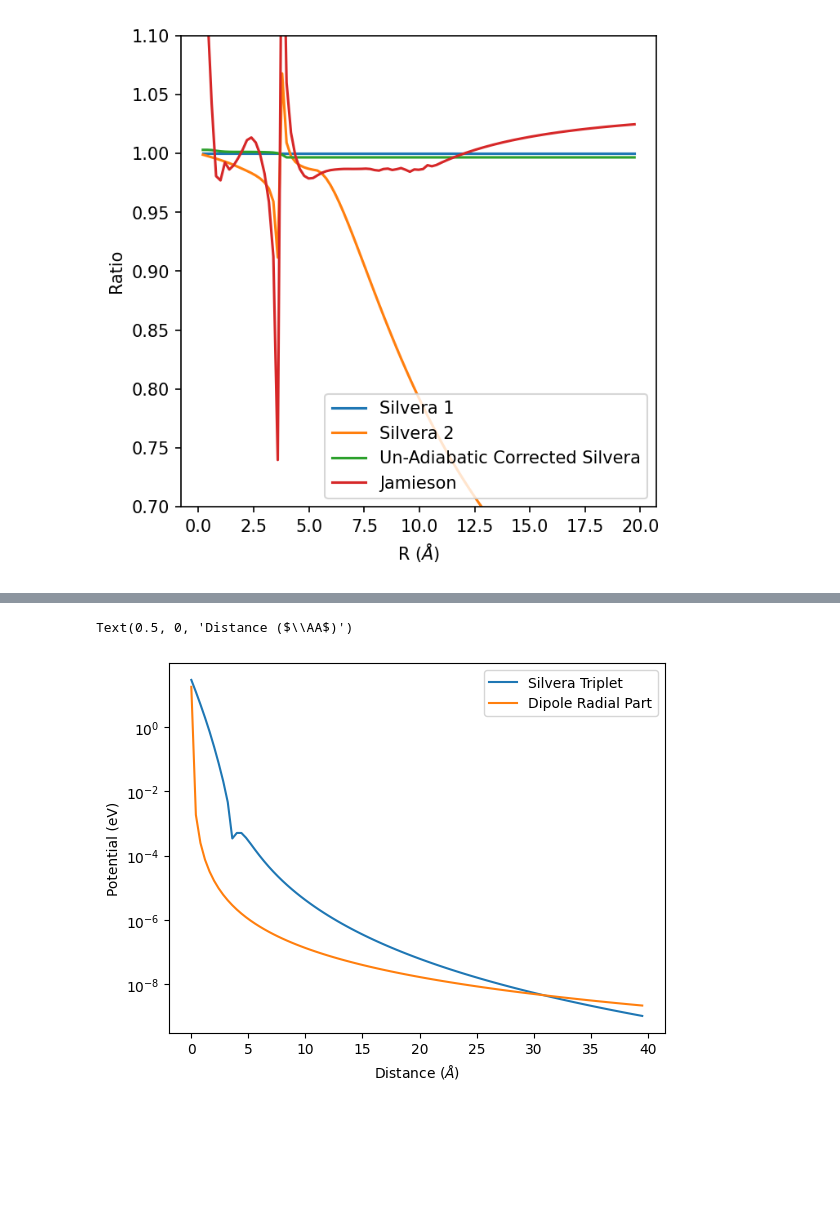
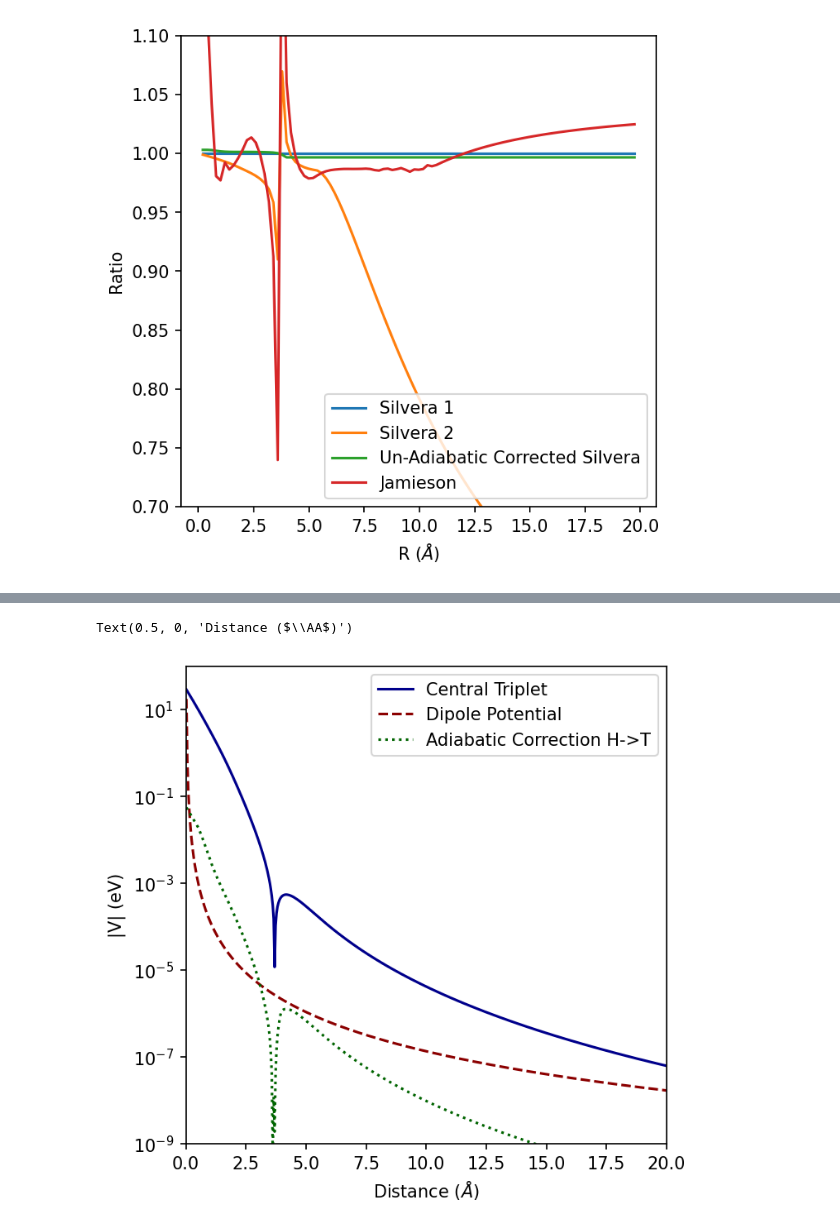
Before and after one commit to UTA-NURES/AtomicHScattering, a Jupyter notebook: examples/Potentials.ipynb, the cells around one changed output, grey strips where cells are left out. Drawn from its saved outputs; the diff is of its cells as text; code cells hidden in the pictures; blank space fills up the shorter version.

```diff
--- a/examples/Potentials.ipynb
+++ b/examples/Potentials.ipynb
@@ -69,14 +128,20 @@ plt.legend(loc='upper right')
 # %%
-R = np.linspace(0, 0.02, 100)+1e-5
+
+plt.figure(figsize=(5, 5), dpi=150)
+R = np.linspace(0.00001, 0.02,1000)
 
 
-plt.plot(R*constants.hcInEVAngstrom,np.abs(potentials.Silvera_Triplet(R)),label='Silvera Triplet')
+plt.plot(R*constants.hcInEVAngstrom,np.abs(potentials.Silvera_Triplet(R)),label='Central Triplet',color='DarkBlue')
 
-plt.plot(R*constants.hcInEVAngstrom,potentials.DipoleRadialPart(R),label='Dipole Radial Part')
+plt.plot(R*constants.hcInEVAngstrom,potentials.DipoleRadialPart(R),'--',label='Dipole Potential',color='DarkRed')
+plt.plot(R*constants.hcInEVAngstrom,np.abs((2/3*potentials.CorrInterp(R))*potentials.Silvera_Triplet(R)),':',color='DarkGreen',label='Adiabatic Correction H->T')
+
 plt.semilogy()
 plt.legend(loc='upper right')
-plt.ylabel("Potential (eV)")
+plt.ylabel("|V| (eV)")
+plt.xlim(0,20)
+plt.ylim(1e-9,100)
 plt.xlabel(r"Distance ($\AA$)")
 # %% [output]
 Text(0.5, 0, 'Distance ($\\AA$)')
-[figure, old version]
+[figure, new version]
```
Also changed, not shown: parts of 12 cells of this notebook, 11 other files.
